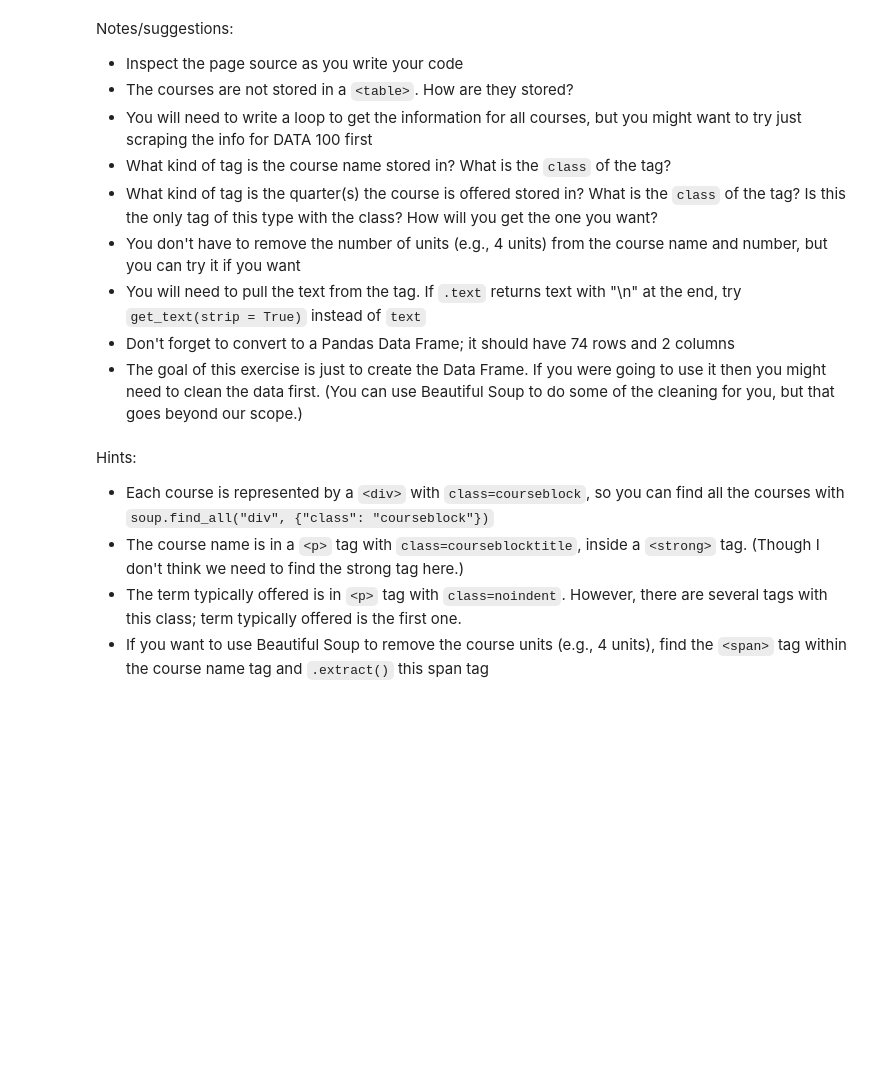
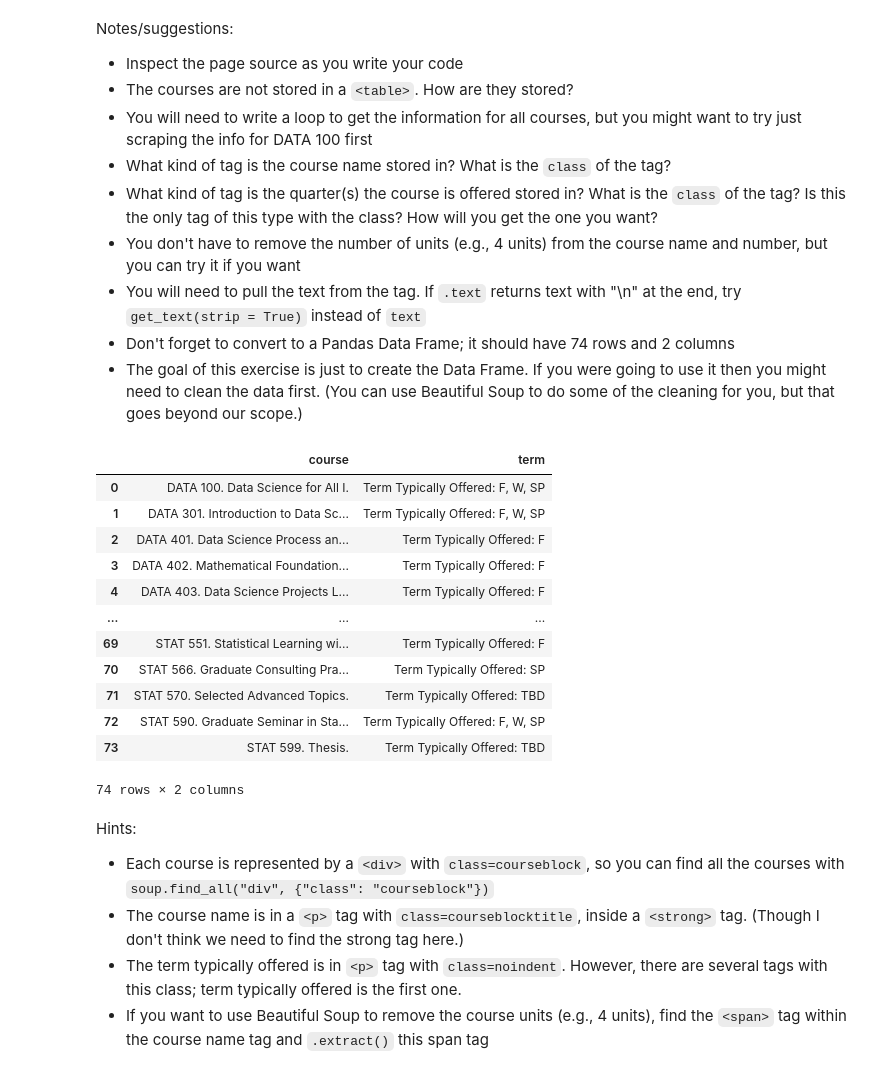
Before and after one commit to ulisesjcaroflores/Week4-GSB530F25, a Jupyter notebook: Practice_Activity_4_1_Webscraping.ipynb, the cells around one changed output. Saved outputs shown, nothing was run; the diff lists cells and outputs as text; code cells hidden in the pictures; blank space fills up the shorter version.

```diff
--- a/Practice_Activity_4_1_Webscraping.ipynb
+++ b/Practice_Activity_4_1_Webscraping.ipynb
@@ -110,6 +184,48 @@ Notes/suggestions:
 - The goal of this exercise is just to create the Data Frame. If you were going to use it then you might need to clean the data first. (You can use Beautiful Soup to do some of the cleaning for you, but that goes beyond our scope.)
 # %%
 # YOUR CODE HERE. ADD AS MANY CELLS AS NEEDED
+# %%
+rows = []
+
+URL = "http://catalog.calpoly.edu/collegesandprograms/collegeofsciencemathematics/statistics/#courseinventory"
+HEADERS = {"User-Agent": "Mozilla/5.0 (Windows NT 10.0; Win64; x64)"}
+
+response = requests.get(URL, headers=HEADERS)
+
+soup = BeautifulSoup(response.text, "html.parser")
+
+for block in soup.find_all("div",class_ = "courseblock"):
+  title_tag = block.find("p", class_="courseblocktitle")
+  if not title_tag:
+      continue
+  span_tag = title_tag.find("span", class_="courseblockhours")
+  span_tag.extract()
+  title = title_tag.get_text(strip=True)
+
+
+  for term in block.find_all("p",class_="noindent"):
+    q = term.get_text(" ", strip=True)
+    if "Term Typically Offered:" in q:
+      qname = q
+
+  if "DATA" in title or "STAT" in title:
+    rows.append({"course": title, "term": qname})
+
+pd.DataFrame(rows)
+# %% [output]
+|  | course | term |
+| 0 | DATA 100. Data Science for All I. | Term Typically Offered: F, W, SP |
+| 1 | DATA 301. Introduction to Data Sc... | Term Typically Offered: F, W, SP |
+| 2 | DATA 401. Data Science Process an... | Term Typically Offered: F |
+| 3 | DATA 402. Mathematical Foundation... | Term Typically Offered: F |
+| 4 | DATA 403. Data Science Projects L... | Term Typically Offered: F |
+| ... | ... | ... |
+| 69 | STAT 551. Statistical Learning wi... | Term Typically Offered: F |
+| 70 | STAT 566. Graduate Consulting Pra... | Term Typically Offered: SP |
+| 71 | STAT 570. Selected Advanced Topics. | Term Typically Offered: TBD |
+| 72 | STAT 590. Graduate Seminar in Sta... | Term Typically Offered: F, W, SP |
+| 73 | STAT 599. Thesis. | Term Typically Offered: TBD |
+74 rows × 2 columns
 # %% [markdown]
 Hints:
 
```
Also changed, not shown: parts of 15 cells of this notebook.
